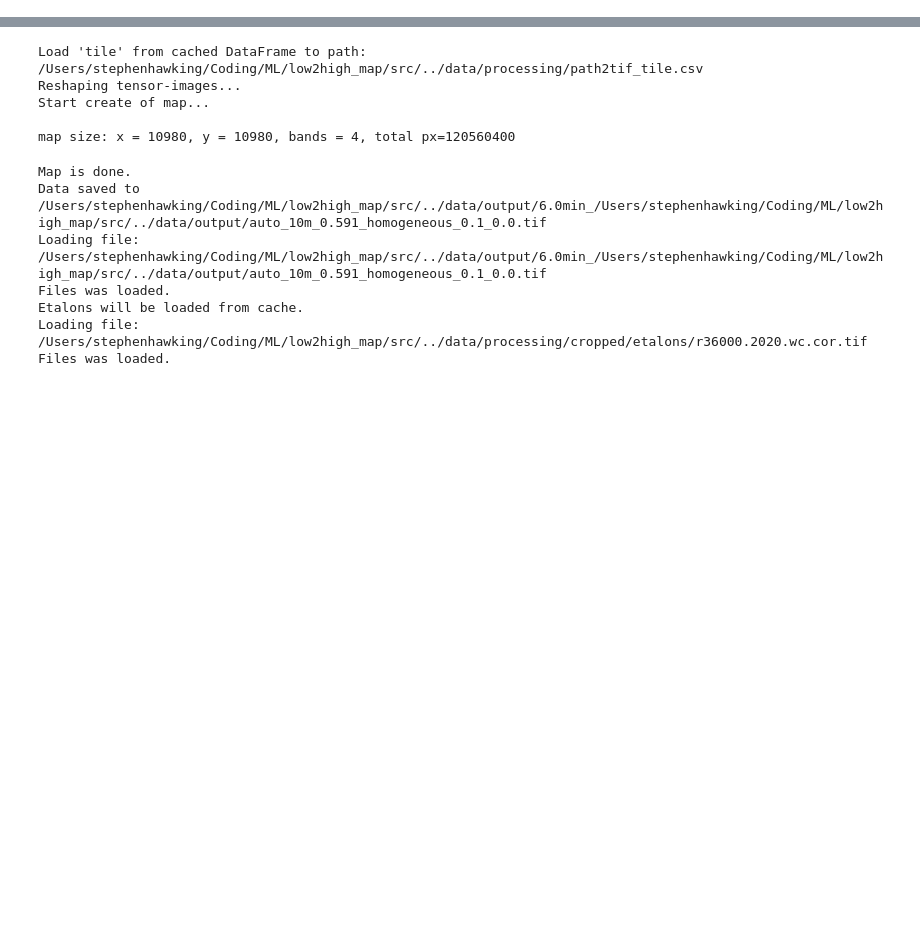
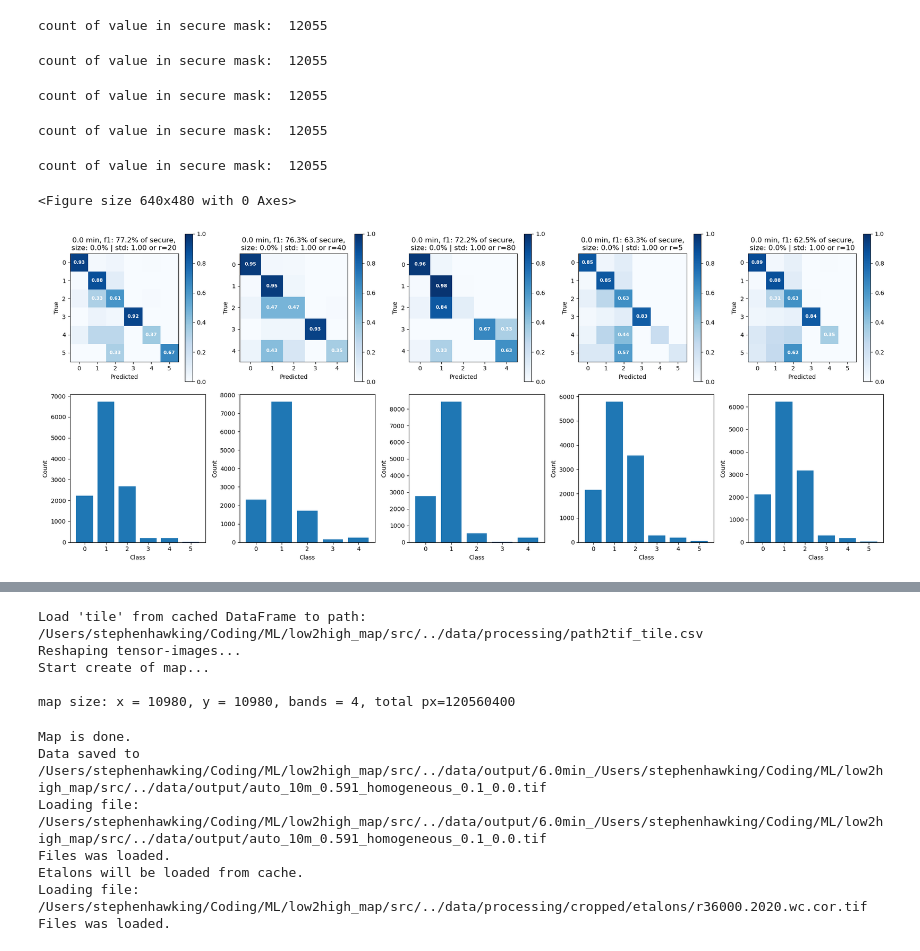
Before and after one commit to 1cosmic/low2high_map, a Jupyter notebook: src/auto-sci.ipynb, the cells around one changed output, grey strips where cells are left out. Cells and saved outputs as stored; diff of their text form; code cells hidden in the pictures; blank space fills up the shorter version.

```diff
--- a/src/auto-sci.ipynb
+++ b/src/auto-sci.ipynb
@@ -73,0 +159,41 @@ spyder_eye(best_models, models)
+# %%
+config_grid = {
+    "resize": ["by_sign"],
+    "mask_mode": ["secure"],
+    # "r": [0.25 * i for i in range(6)[1:]],
+    "r": [5, 10, 20, 40, 80],
+    "percent": [0.0001],
+    # "percent": [0.01 * i for i in range(6)][1:],
+    # "homogen_percent": [0.1 * i for i in range(6)][1:],
+    # "homogen_percent": [0.01 * i for i in range(6)][1:],
+    # "homogen_percent": [0.3, 0.5],
+    "homogen_percent": [1],
+    # "stratify": [True, False],
+    "stratify": [False],
+}
+best_models = analyse_best_model(
+    config_grid, signs_paths, labels_paths, store_models=True, verbose=False
+)
+
+take_first = len(best_models)
+models = []
+for m in best_models[:take_first]:
+    models.append(
+        {
+            "model": m["model"],
+            "report": m["report"],
+            "cf_matrix": m["cf_matrix"],
+            "f1": m["f1_score"],
+            "train_time": m["train_time"],
+        }
+    )
+
+spyder_eye(best_models, models)
+# %% [output]
+count of value in secure mask:  12055
+count of value in secure mask:  12055
+count of value in secure mask:  12055
+count of value in secure mask:  12055
+count of value in secure mask:  12055
+<Figure size 640x480 with 0 Axes>
+[figure, added]
```
Also changed, not shown: parts of 6 cells of this notebook, 11 other files.
